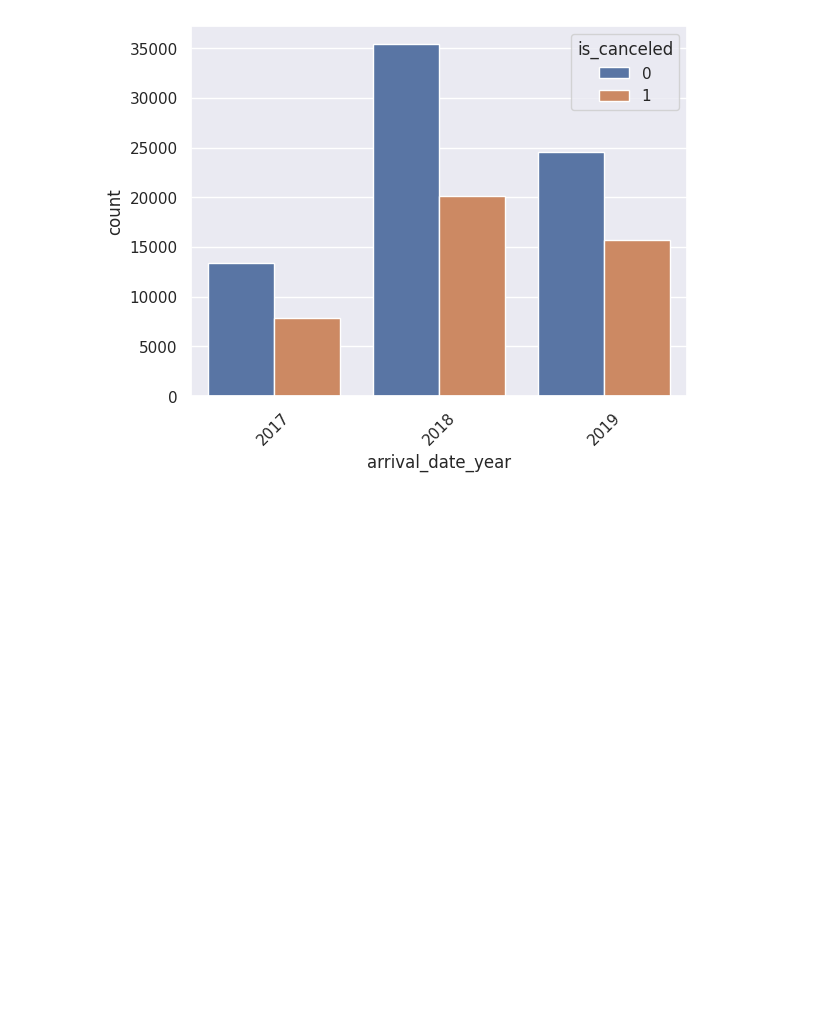
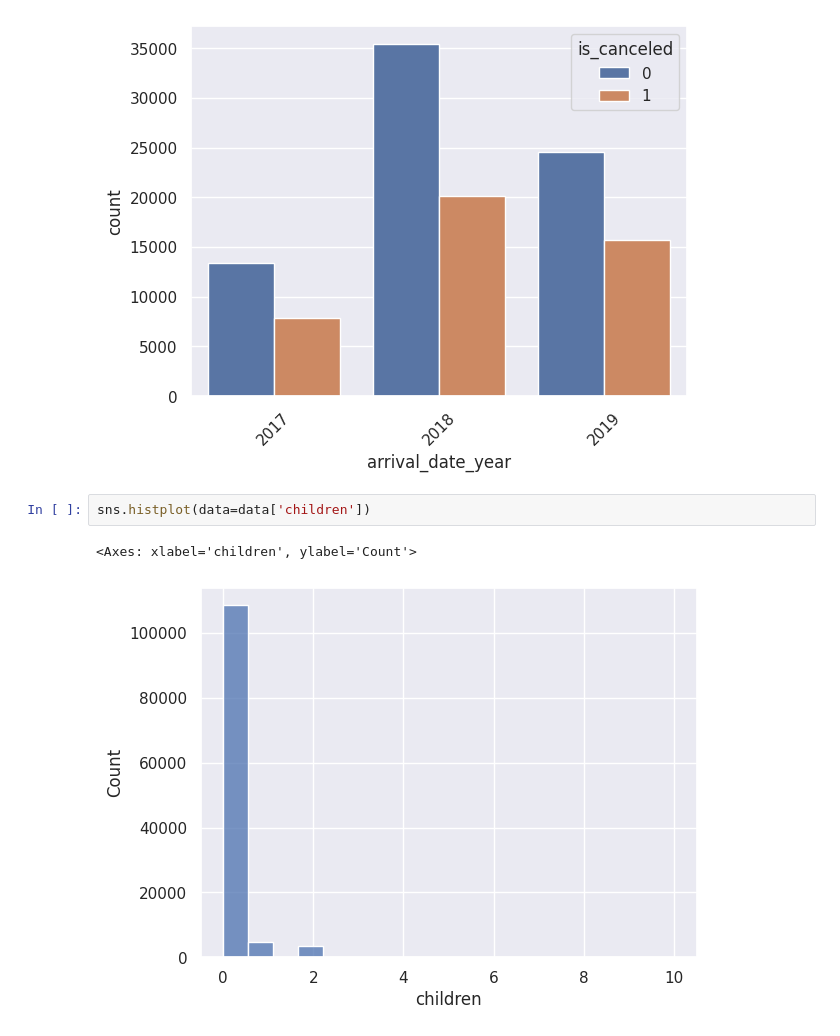
Before and after one commit to rmunoz78/Marriot_Cancellation_Model, a Jupyter notebook: Marriot_Cancellation_Model.ipynb, the cells around one changed output. Cells and saved outputs as stored; diff of their text form; blank space fills up the shorter version.

```diff
--- a/Marriot_Cancellation_Model.ipynb
+++ b/Marriot_Cancellation_Model.ipynb
@@ -624,3 +630,8 @@ ax.set_xticklabels(ax.get_xticklabels(), rotation=45)
 # %% [output]
 [Text(0, 0, '2017'), Text(1, 0, '2018'), Text(2, 0, '2019')]
 [figure]
+# %%
+sns.histplot(data=data['children'])
+# %% [output]
+<Axes: xlabel='children', ylabel='Count'>
+[figure, added]
```
Also changed, not shown: parts of 52 cells of this notebook.
